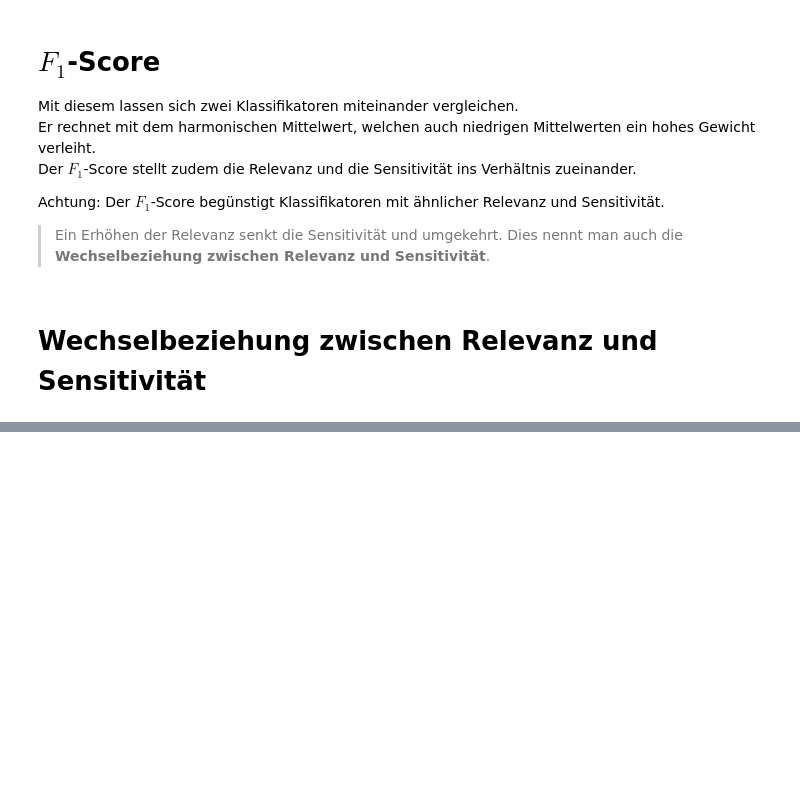
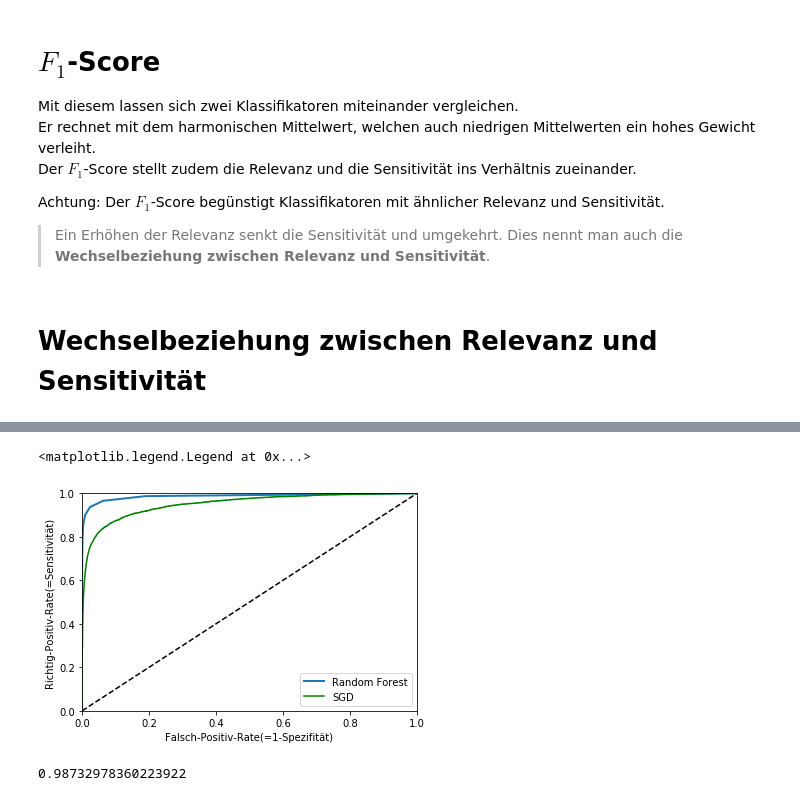
Before and after one commit to dominikstraessle/handson-ml, a Jupyter notebook: 03_classification_mnist.ipynb, the cells around one changed output, grey strips where cells are left out. Saved outputs shown, nothing was run; the diff lists cells and outputs as text; code cells hidden in the pictures; blank space fills up the shorter version.

```diff
--- a/03_classification_mnist.ipynb
+++ b/03_classification_mnist.ipynb
@@ -258,0 +300,17 @@ recall_score(y_train_3, y_train_pred_90)
+# %%
+forest_clf = RandomForestClassifier(random_state=42)
+y_probas_forest = cross_val_predict(forest_clf, X_train, y_train_3, cv=3, method='predict_proba')
+# %%
+y_scores_forest = y_probas_forest[:,1] # score = Wahrscheinlichkeit der positiven Kategorie
+fpr_forest, tpr_forest, thresholds_forest = roc_curve(y_train_3, y_scores_forest)
+# %%
+ax = plot_roc_curve(fpr_forest, tpr_forest, "Random Forest")
+ax.plot(fpr, tpr,'g', label='SGD')
+ax.legend(loc='lower right')
+# %% [output]
+<matplotlib.legend.Legend at 0x...>
+[figure, added]
+# %%
+roc_auc_score(y_train_3, y_scores_forest)
+# %% [output]
+0.98732978360223922
```
Also changed, not shown: parts of 43 cells of this notebook, 2 other files.
